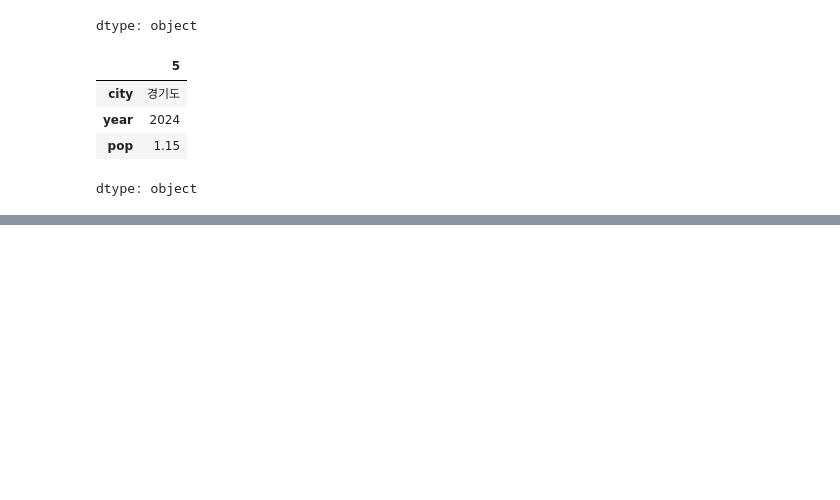
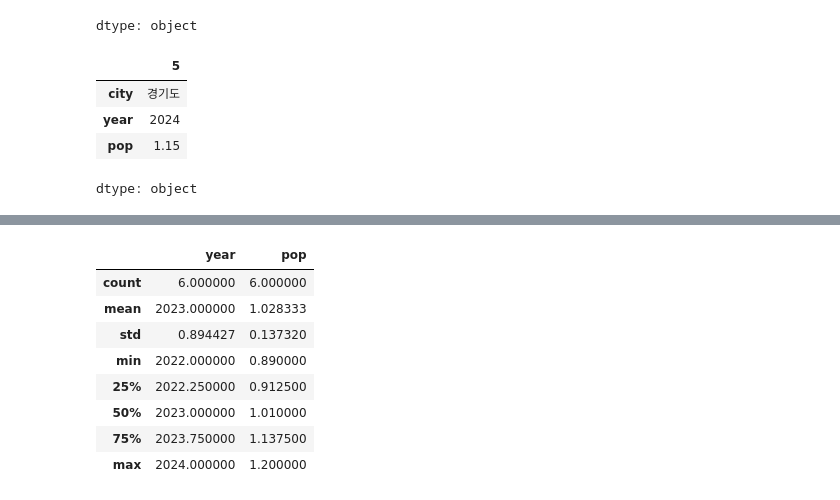
Before and after one commit to JakeOh/202511_BD53, a Jupyter notebook: lab_python/da02_pandas.ipynb, the cells around one changed output, grey strips where cells are left out. Saved outputs shown, nothing was run; the diff lists cells and outputs as text; code cells hidden in the pictures; blank space fills up the shorter version.

```diff
--- a/lab_python/da02_pandas.ipynb
+++ b/lab_python/da02_pandas.ipynb
@@ -406,0 +539,14 @@ dtype: object
+# %%
+# 숫자 타입(정수, 실수)의 기술 통계량:
+# non-null 데이터 개수, 평균, 표준편차, 최솟값, 1사분위값, 중앙값, 3사분위값, 최댓값
+df.describe()
+# %% [output]
+|  | year | pop |
+| count | 6.000000 | 6.000000 |
+| mean | 2023.000000 | 1.028333 |
+| std | 0.894427 | 0.137320 |
+| min | 2022.000000 | 0.890000 |
+| 25% | 2022.250000 | 0.912500 |
+| 50% | 2023.000000 | 1.010000 |
+| 75% | 2023.750000 | 1.137500 |
+| max | 2024.000000 | 1.200000 |
```
Also changed, not shown: parts of 26 cells of this notebook.
